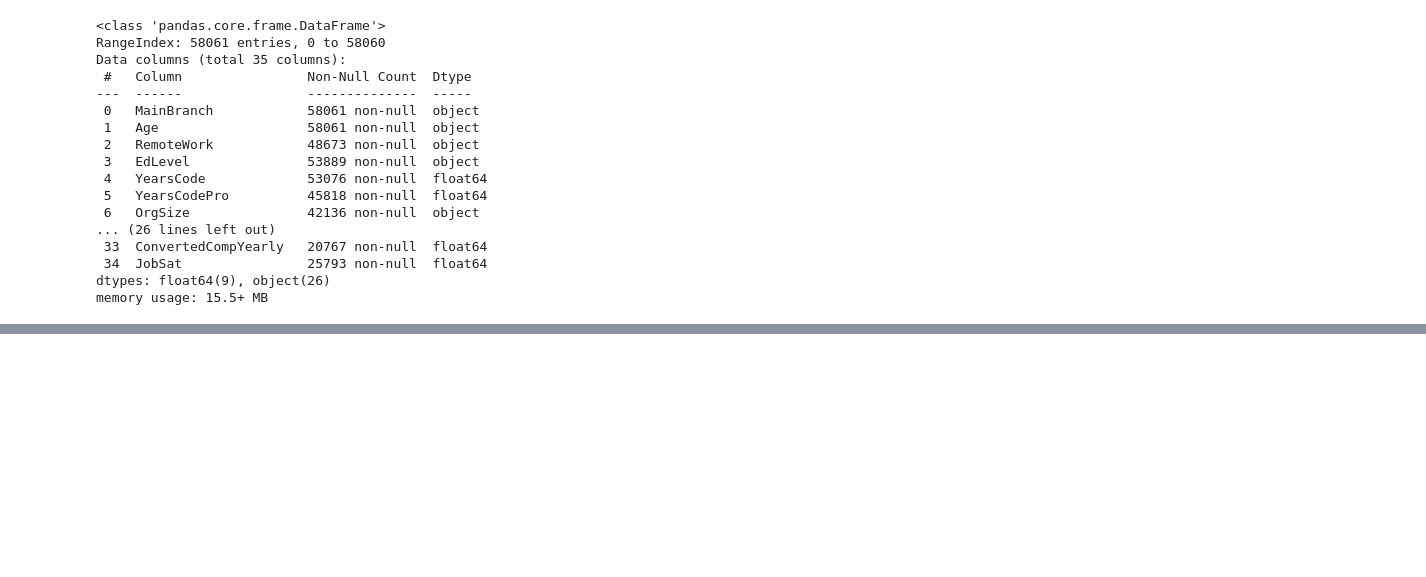
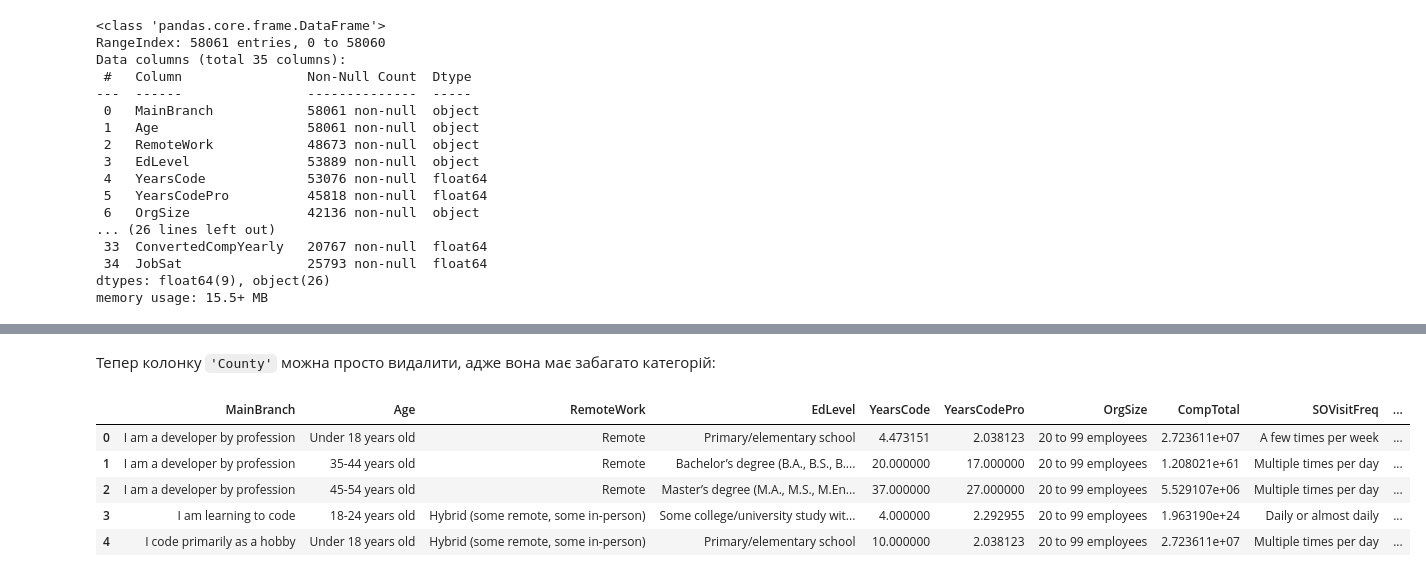
Before and after one commit to dmuman/ML-labs, a Jupyter notebook: lab2/lab2_tutorial.ipynb, the cells around one changed output, grey strips where cells are left out. Cells and saved outputs as stored; diff of their text form; code cells hidden in the pictures; blank space fills up the shorter version.

```diff
--- a/lab2/lab2_tutorial.ipynb
+++ b/lab2/lab2_tutorial.ipynb
@@ -576,0 +452,3 @@ df_cleaned_columns_and_rows.head()
+# %%
+categorical_columns = df.select_dtypes(object).columns
+categorical_columns
@@ -576,0 +465,2 @@ df_cleaned_columns_and_rows.head()
+# %%
+df.loc[:, 'EdLevel'] = df['EdLevel'].fillna('Not given')
@@ -576,0 +469,4 @@ df_cleaned_columns_and_rows.head()
+# %%
+# ітерування по колонках
+for column in categorical_columns:
+  df.loc[:, column] = df[column].fillna(df[column].mode()[0]) # індекс 0, аби отримати тільки значення
@@ -576,0 +542,13 @@ df_cleaned_columns_and_rows.head()
+# %% [markdown]
+Тепер колонку `'County'` можна просто видалити, адже вона має забагато категорій:
+# %%
+df = df.drop('Country', axis=1)
+# %%
+df.head() # перевірка видалення
+# %% [output]
+|  | MainBranch | Age | RemoteWork | EdLevel | YearsCode | YearsCodePro | OrgSize | CompTotal | SOVisitFreq | ... |
+| 0 | I am a developer by profession | Under 18 years old | Remote | Primary/elementary school | 4.473151 | 2.038123 | 20 to 99 employees | 2.723611e+07 | A few times per week | ... |
+| 1 | I am a developer by profession | 35-44 years old | Remote | Bachelor’s degree (B.A., B.S., B.... | 20.000000 | 17.000000 | 20 to 99 employees | 1.208021e+61 | Multiple times per day | ... |
+| 2 | I am a developer by profession | 45-54 years old | Remote | Master’s degree (M.A., M.S., M.En... | 37.000000 | 27.000000 | 20 to 99 employees | 5.529107e+06 | Multiple times per day | ... |
+| 3 | I am learning to code | 18-24 years old | Hybrid (some remote, some in-person) | Some college/university study wit... | 4.000000 | 2.292955 | 20 to 99 employees | 1.963190e+24 | Daily or almost daily | ... |
+| 4 | I code primarily as a hobby | Under 18 years old | Hybrid (some remote, some in-person) | Primary/elementary school | 10.000000 | 2.038123 | 20 to 99 employees | 2.723611e+07 | Multiple times per day | ... |
```
Also changed, not shown: parts of 139 cells of this notebook.
